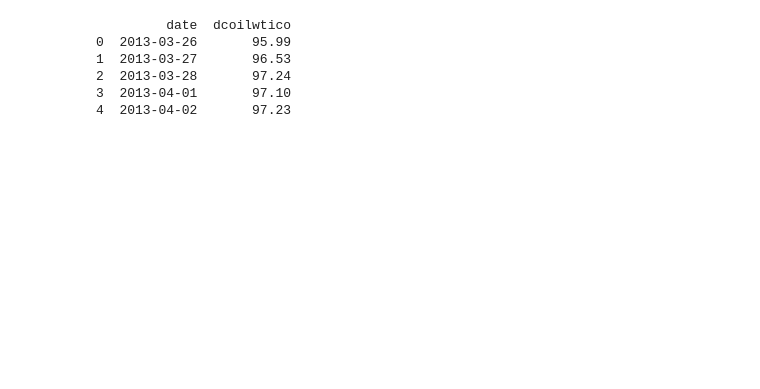
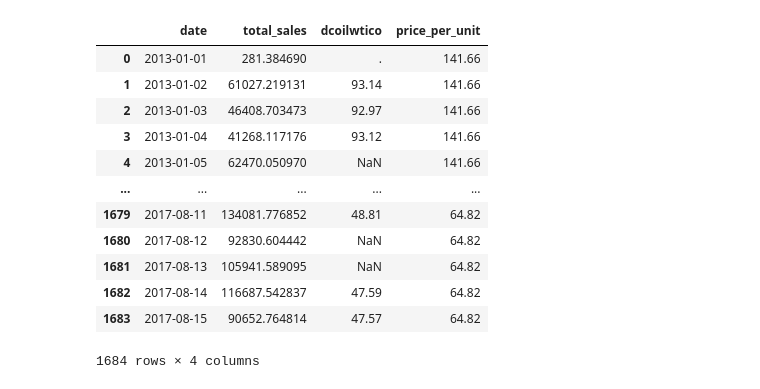
Before and after one commit to stijndirickx/Case-2, a Jupyter notebook: SalesByOil.ipynb, the cells around one changed output. Saved outputs shown, nothing was run; the diff lists cells and outputs as text; code cells hidden in the pictures; blank space fills up the shorter version.

Commit message:
Fix sales by oil and vis merged csv

```diff
--- a/SalesByOil.ipynb
+++ b/SalesByOil.ipynb
@@ -1,39 +1,53 @@
 # %%
 import pandas as pd
 import matplotlib.pyplot as plt
 from datetime import datetime
 
 # Load CSV file into a DataFrame
-df_sales = pd.read_csv('Processed/data_clean.csv')
-df_items = pd.read_csv('Processed/items_clean.csv')
-df_oil_M = pd.read_csv('Processed/oil(india)_monthly_clean.csv') #date (y-m),unit, price, change, price_per_unit
-df_oil_D = pd.read_csv('Processed/oil(india)_daily_clean.csv') #date, dcoilwtico
+df_sales = pd.read_csv('Processed/data_clean.csv')[['date', 'item_nbr', 'unit_sales']]
+df_items = pd.read_csv('Processed/items_clean.csv')[['item_nbr', 'Price']]
+df_oil_M = pd.read_csv('Processed/oil(india)_monthly_clean.csv') #date (y-m), unit, price, change, price_per_unit
+df_oil_D = pd.read_csv('Pre-processed/alfredgraph.csv')[['date','dcoilwtico']] #date, dcoilwtico
+df['dcoilwtico'] = pd.to_numeric(df['dcoilwtico'], errors='coerce')
 
-
-# Columns of interest
-df_sales = df_sales[['id','date', 'store_nbr',  'item_nbr', 'unit_sales',  'onpromotion']]
-df_items = df_items[['item_nbr', 'class', 'family', 'perishable', 'Price']]
-
-# MERGE items
+# Merge items
 df = pd.merge(df_sales, df_items, on='item_nbr')
 
 # Add total sales
 df['total_sales'] = df['unit_sales'] * df['Price']
-
-#ADD WEEKDAY
-df['date'] = pd.to_datetime(df['date']).dt.date
+df = df.groupby('date')['total_sales'].sum().reset_index()
 
 
-print(df_oil_D.head(5))
+# Merge oil daily
+df['date'] = pd.to_datetime(df['date'])
+df['date'] = df['date'].dt.date
 df_oil_D['date'] = pd.to_datetime(df_oil_D['date']) #, format='%Y-%b-%d')
 df_oil_D['date'] = df_oil_D['date'].dt.date
+
 df = pd.merge(df, df_oil_D, on='date', how='left')
 
-df.to_csv('Processed/salesbyoil_clean.csv', index=False)
+
+df['date'] = pd.to_datetime(df['date'])
+df['month'] = df['date'].dt.month
+df['year'] = df['date'].dt.year
+df_oil_M['date'] = pd.to_datetime(df_oil_M['date'])
+df_oil_M['month'] = df_oil_M['date'].dt.month
+df_oil_M['year'] = df_oil_M['date'].dt.year
+df = pd.merge(df, df_oil_M, on=['month', 'year'], suffixes=('', '_oil_M'))
+df.drop(['month', 'year'], axis=1, inplace=True)
+df = df[['date','total_sales','dcoilwtico','price_per_unit']]
+display(df)
 # %% [output]
+|  | date | total_sales | dcoilwtico | price_per_unit |
+| 0 | 2013-01-01 | 281.384690 | . | 141.66 |
+| 1 | 2013-01-02 | 61027.219131 | 93.14 | 141.66 |
+| 2 | 2013-01-03 | 46408.703473 | 92.97 | 141.66 |
+| 3 | 2013-01-04 | 41268.117176 | 93.12 | 141.66 |
+| 4 | 2013-01-05 | 62470.050970 | NaN | 141.66 |
+| ... | ... | ... | ... | ... |
+| 1679 | 2017-08-11 | 134081.776852 | 48.81 | 64.82 |
+| 1680 | 2017-08-12 | 92830.604442 | NaN | 64.82 |
+| 1681 | 2017-08-13 | 105941.589095 | NaN | 64.82 |
+| 1682 | 2017-08-14 | 116687.542837 | 47.59 | 64.82 |
+| 1683 | 2017-08-15 | 90652.764814 | 47.57 | 64.82 |
-         date  dcoilwtico
-0  2013-03-26       95.99
-1  2013-03-27       96.53
-2  2013-03-28       97.24
-3  2013-04-01       97.10
-4  2013-04-02       97.23
+1684 rows × 4 columns
```
Also changed, not shown: parts of 10 cells of this notebook, 2 other files.
